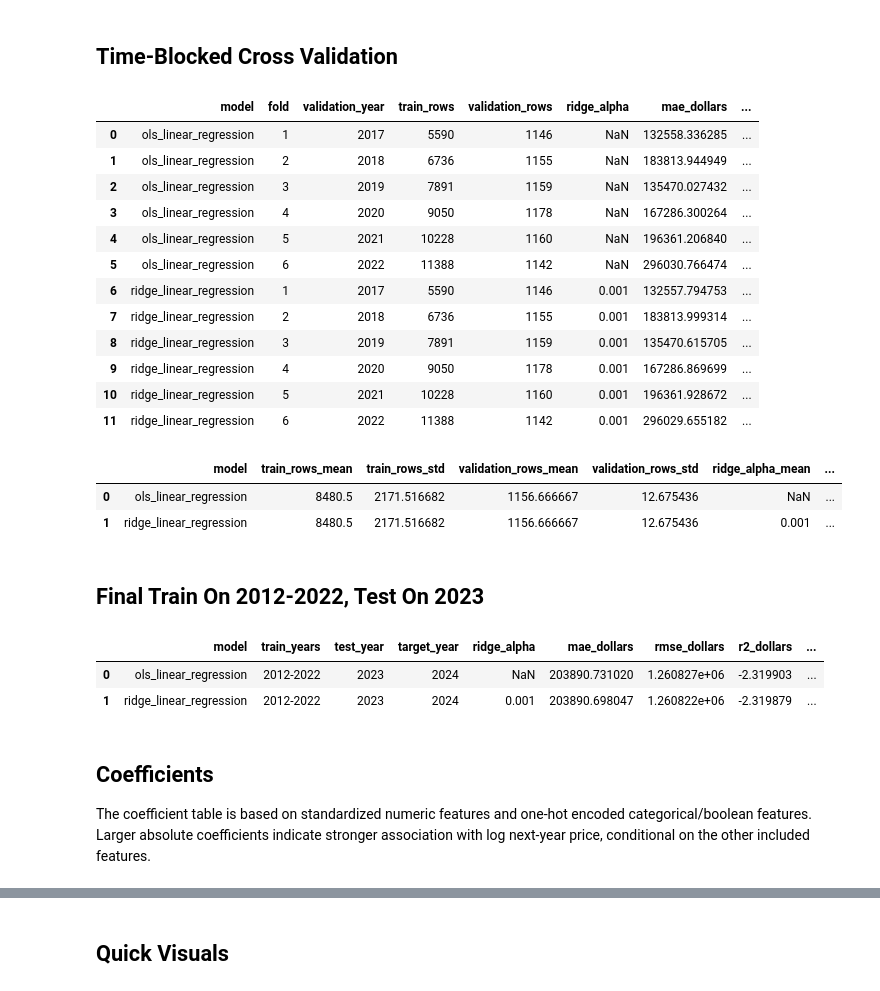
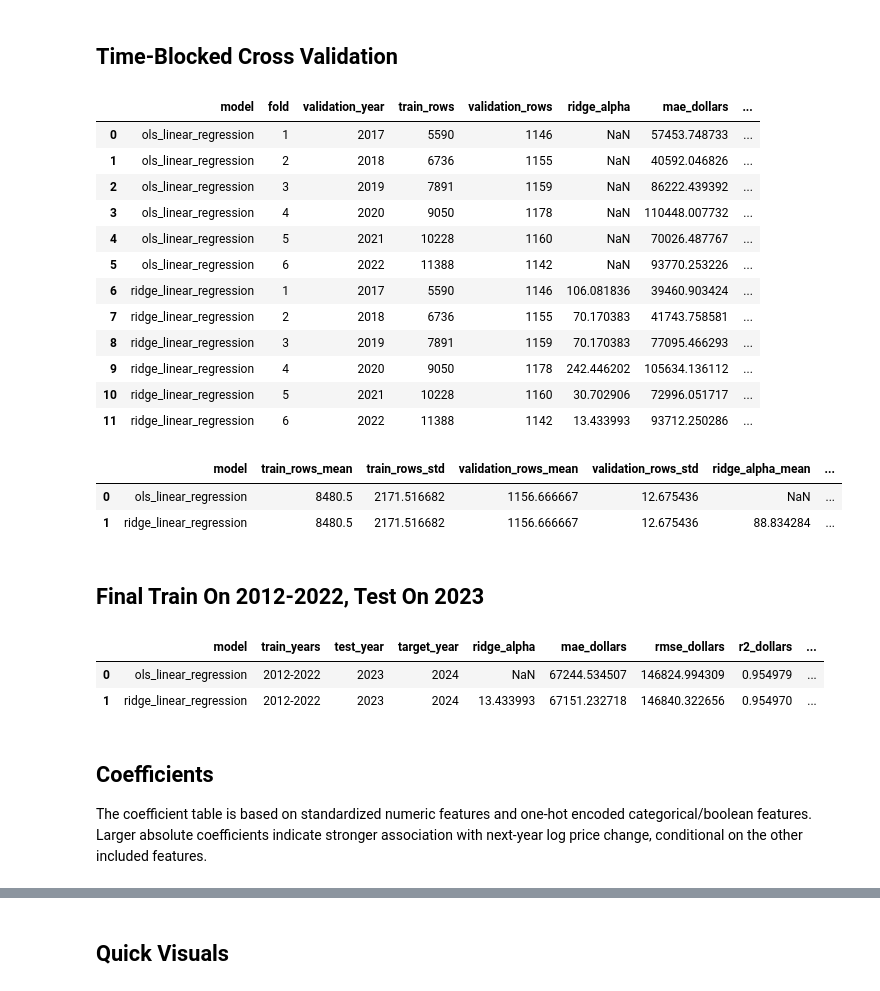
Before and after one commit to charlesgao5199/Stats170-ZIPLOCK, a Jupyter notebook: phase-2-models/linear_regression_phase2.ipynb, the cells around one changed output, grey strips where cells are left out. Cells and saved outputs as stored; diff of their text form; code cells hidden in the pictures.

```diff
--- a/phase-2-models/linear_regression_phase2.ipynb
+++ b/phase-2-models/linear_regression_phase2.ipynb
@@ -57,8 +71,9 @@ feature_schema = pd.read_csv(MODEL_DATA_DIR / 'phase2_selected_feature_schema.cs
 feature_config = json.loads((MODEL_DATA_DIR / 'phase2_selected_features.json').read_text())
 cv_folds = pd.read_csv(MODEL_DATA_DIR / 'phase2_time_blocked_cv_folds.csv')
 
-TARGET = 'y_log_next_year_median_sale_price'
+TARGET = 'y_next_year_median_sale_price_log_change'
 TARGET_DOLLARS = 'y_next_year_median_sale_price'
+CURRENT_PRICE = 'annual_median_sale_price'
 FEATURES = feature_config['feature_sets']['all_selected_features']
 NUMERIC_FEATURES = feature_config['preprocessing']['numeric']
 CATEGORICAL_FEATURES = feature_config['preprocessing']['categorical']
@@ -122,13 +137,18 @@ def make_linear_pipeline(model_name: str) -> Pipeline:
 def rmse(y_true, y_pred) -> float:
     return float(np.sqrt(mean_squared_error(y_true, y_pred)))
 
-def evaluate_predictions(y_true_log, y_pred_log) -> dict[str, float]:
-    y_true_dollars = np.exp(y_true_log)
-    y_pred_dollars = np.exp(y_pred_log)
+def evaluate_predictions(y_true_log_change, y_pred_log_change, current_price, y_true_dollars) -> dict[str, float]:
+    y_true_dollars = pd.Series(y_true_dollars).astype(float)
+    y_pred_dollars = pd.Series(current_price).astype(float) * np.exp(y_pred_log_change)
+    y_true_growth_pct = np.expm1(y_true_log_change) * 100.0
+    y_pred_growth_pct = np.expm1(y_pred_log_change) * 100.0
     return {
-        'mae_log': mean_absolute_error(y_true_log, y_pred_log),
-        'rmse_log': rmse(y_true_log, y_pred_log),
-        'r2_log': r2_score(y_true_log, y_pred_log),
+        'mae_log_change': mean_absolute_error(y_true_log_change, y_pred_log_change),
+        'rmse_log_change': rmse(y_true_log_change, y_pred_log_change),
+        'r2_log_change': r2_score(y_true_log_change, y_pred_log_change),
+        'mae_growth_pct_points': mean_absolute_error(y_true_growth_pct, y_pred_growth_pct),
+        'rmse_growth_pct_points': rmse(y_true_growth_pct, y_pred_growth_pct),
+        'r2_growth_pct': r2_score(y_true_growth_pct, y_pred_growth_pct),
         'mae_dollars': mean_absolute_error(y_true_dollars, y_pred_dollars),
         'rmse_dollars': rmse(y_true_dollars, y_pred_dollars),
         'r2_dollars': r2_score(y_true_dollars, y_pred_dollars),
@@ -142,46 +162,51 @@ def feature_group_lookup() -> dict[str, str]:
 # %%
 model_names = ['ols_linear_regression', 'ridge_linear_regression']
 cv_rows = []
 
 for model_name in model_names:
     for fold in cv_folds.itertuples(index=False):
         train_fold = train[train['year'].lt(fold.validation_year)].copy()
         validation_fold = train[train['year'].eq(fold.validation_year)].copy()
 
         model = make_linear_pipeline(model_name)
         model.fit(train_fold[FEATURES], train_fold[TARGET])
-        pred_log = model.predict(validation_fold[FEATURES])
-        metrics = evaluate_predictions(validation_fold[TARGET], pred_log)
+        pred_log_change = model.predict(validation_fold[FEATURES])
+        metrics = evaluate_predictions(
+            validation_fold[TARGET],
+            pred_log_change,
+            validation_fold[CURRENT_PRICE],
+            validation_fold[TARGET_DOLLARS],
+        )
         estimator = model.named_steps['model']
         metrics.update({
             'model': model_name,
             'fold': fold.fold,
             'validation_year': fold.validation_year,
             'train_rows': len(train_fold),
             'validation_rows': len(validation_fold),
             'ridge_alpha': getattr(estimator, 'alpha_', np.nan),
         })
         cv_rows.append(metrics)
 
 cv_metrics = pd.DataFrame(cv_rows)
-metric_cols = ['model', 'fold', 'validation_year', 'train_rows', 'validation_rows', 'ridge_alpha', 'mae_dollars', 'rmse_dollars', 'r2_dollars', 'mae_log', 'rmse_log', 'r2_log']
+metric_cols = ['model', 'fold', 'validation_year', 'train_rows', 'validation_rows', 'ridge_alpha', 'mae_dollars', 'rmse_dollars', 'r2_dollars', 'mae_log_change', 'rmse_log_change', 'r2_log_change', 'mae_growth_pct_points', 'rmse_growth_pct_points', 'r2_growth_pct']
 cv_metrics = cv_metrics[metric_cols]
 cv_metrics.to_csv(OUTPUT_DIR / 'linear_regression_cv_metrics.csv', index=False)
 cv_metrics
 # %% [output]
 |  | model | fold | validation_year | train_rows | validation_rows | ridge_alpha | mae_dollars | ... |
-| 0 | ols_linear_regression | 1 | 2017 | 5590 | 1146 | NaN | 132558.336285 | ... |
-| 1 | ols_linear_regression | 2 | 2018 | 6736 | 1155 | NaN | 183813.944949 | ... |
-| 2 | ols_linear_regression | 3 | 2019 | 7891 | 1159 | NaN | 135470.027432 | ... |
-| 3 | ols_linear_regression | 4 | 2020 | 9050 | 1178 | NaN | 167286.300264 | ... |
-| 4 | ols_linear_regression | 5 | 2021 | 10228 | 1160 | NaN | 196361.206840 | ... |
-| 5 | ols_linear_regression | 6 | 2022 | 11388 | 1142 | NaN | 296030.766474 | ... |
-| 6 | ridge_linear_regression | 1 | 2017 | 5590 | 1146 | 0.001 | 132557.794753 | ... |
-| 7 | ridge_linear_regression | 2 | 2018 | 6736 | 1155 | 0.001 | 183813.999314 | ... |
-| 8 | ridge_linear_regression | 3 | 2019 | 7891 | 1159 | 0.001 | 135470.615705 | ... |
-| 9 | ridge_linear_regression | 4 | 2020 | 9050 | 1178 | 0.001 | 167286.869699 | ... |
-| 10 | ridge_linear_regression | 5 | 2021 | 10228 | 1160 | 0.001 | 196361.928672 | ... |
-| 11 | ridge_linear_regression | 6 | 2022 | 11388 | 1142 | 0.001 | 296029.655182 | ... |
+| 0 | ols_linear_regression | 1 | 2017 | 5590 | 1146 | NaN | 57453.748733 | ... |
+| 1 | ols_linear_regression | 2 | 2018 | 6736 | 1155 | NaN | 40592.046826 | ... |
+| 2 | ols_linear_regression | 3 | 2019 | 7891 | 1159 | NaN | 86222.439392 | ... |
+| 3 | ols_linear_regression | 4 | 2020 | 9050 | 1178 | NaN | 110448.007732 | ... |
+| 4 | ols_linear_regression | 5 | 2021 | 10228 | 1160 | NaN | 70026.487767 | ... |
+| 5 | ols_linear_regression | 6 | 2022 | 11388 | 1142 | NaN | 93770.253226 | ... |
+| 6 | ridge_linear_regression | 1 | 2017 | 5590 | 1146 | 106.081836 | 39460.903424 | ... |
+| 7 | ridge_linear_regression | 2 | 2018 | 6736 | 1155 | 70.170383 | 41743.758581 | ... |
+| 8 | ridge_linear_regression | 3 | 2019 | 7891 | 1159 | 70.170383 | 77095.466293 | ... |
+| 9 | ridge_linear_regression | 4 | 2020 | 9050 | 1178 | 242.446202 | 105634.136112 | ... |
+| 10 | ridge_linear_regression | 5 | 2021 | 10228 | 1160 | 30.702906 | 72996.051717 | ... |
+| 11 | ridge_linear_regression | 6 | 2022 | 11388 | 1142 | 13.433993 | 93712.250286 | ... |
 # %%
 cv_summary = (
     cv_metrics
@@ -196,7 +221,7 @@ cv_summary
 # %% [output]
 |  | model | train_rows_mean | train_rows_std | validation_rows_mean | validation_rows_std | ridge_alpha_mean | ... |
 | 0 | ols_linear_regression | 8480.5 | 2171.516682 | 1156.666667 | 12.675436 | NaN | ... |
-| 1 | ridge_linear_regression | 8480.5 | 2171.516682 | 1156.666667 | 12.675436 | 0.001 | ... |
+| 1 | ridge_linear_regression | 8480.5 | 2171.516682 | 1156.666667 | 12.675436 | 88.834284 | ... |
 # %% [markdown]
 ## Final Train On 2012-2022, Test On 2023
 # %%
@@ -208,8 +233,13 @@ for model_name in model_names:
     model = make_linear_pipeline(model_name)
     model.fit(train[FEATURES], train[TARGET])
     final_models[model_name] = model
-    pred_log = model.predict(test[FEATURES])
-    metrics = evaluate_predictions(test[TARGET], pred_log)
+    pred_log_change = model.predict(test[FEATURES])
+    metrics = evaluate_predictions(
+        test[TARGET],
+        pred_log_change,
+        test[CURRENT_PRICE],
+        test[TARGET_DOLLARS],
+    )
     estimator = model.named_steps['model']
     metrics.update({
         'model': model_name,
@@ -220,10 +250,10 @@ for model_name in model_names:
     })
     holdout_metric_rows.append(metrics)
 
-    predictions = test[['zcta5', 'year', TARGET_DOLLARS, TARGET]].copy()
+    predictions = test[['zcta5', 'year', CURRENT_PRICE, TARGET_DOLLARS, TARGET]].copy()
     predictions['model'] = model_name
-    predictions['pred_log_next_year_median_sale_price'] = pred_log
-    predictions['pred_next_year_median_sale_price'] = np.exp(pred_log)
+    predictions['pred_log_change_next_year_median_sale_price'] = pred_log_change
+    predictions['pred_next_year_median_sale_price'] = predictions[CURRENT_PRICE] * np.exp(pred_log_change)
     predictions['absolute_error_dollars'] = (
         predictions['pred_next_year_median_sale_price'] - predictions[TARGET_DOLLARS]
     ).abs()
@@ -233,7 +263,7 @@ for model_name in model_names:
     prediction_frames.append(predictions)
 
 holdout_metrics = pd.DataFrame(holdout_metric_rows)
-holdout_metrics = holdout_metrics[['model', 'train_years', 'test_year', 'target_year', 'ridge_alpha', 'mae_dollars', 'rmse_dollars', 'r2_dollars', 'mae_log', 'rmse_log', 'r2_log']]
+holdout_metrics = holdout_metrics[['model', 'train_years', 'test_year', 'target_year', 'ridge_alpha', 'mae_dollars', 'rmse_dollars', 'r2_dollars', 'mae_log_change', 'rmse_log_change', 'r2_log_change', 'mae_growth_pct_points', 'rmse_growth_pct_points', 'r2_growth_pct']]
 holdout_metrics.to_csv(OUTPUT_DIR / 'linear_regression_2023_holdout_metrics.csv', index=False)
 
 holdout_predictions = pd.concat(prediction_frames, ignore_index=True)
@@ -241,12 +271,12 @@ holdout_predictions.to_csv(OUTPUT_DIR / 'linear_regression_2023_holdout_predicti
 holdout_metrics
 # %% [output]
 |  | model | train_years | test_year | target_year | ridge_alpha | mae_dollars | rmse_dollars | r2_dollars | ... |
-| 0 | ols_linear_regression | 2012-2022 | 2023 | 2024 | NaN | 203890.731020 | 1.260827e+06 | -2.319903 | ... |
-| 1 | ridge_linear_regression | 2012-2022 | 2023 | 2024 | 0.001 | 203890.698047 | 1.260822e+06 | -2.319879 | ... |
+| 0 | ols_linear_regression | 2012-2022 | 2023 | 2024 | NaN | 67244.534507 | 146824.994309 | 0.954979 | ... |
+| 1 | ridge_linear_regression | 2012-2022 | 2023 | 2024 | 13.433993 | 67151.232718 | 146840.322656 | 0.954970 | ... |
 # %% [markdown]
 ## Coefficients
 
-The coefficient table is based on standardized numeric features and one-hot encoded categorical/boolean features. Larger absolute coefficients indicate stronger association with log next-year price, conditional on the other included features.
+The coefficient table is based on standardized numeric features and one-hot encoded categorical/boolean features. Larger absolute coefficients indicate stronger association with next-year log price change, conditional on the other included features.
 # %%
 def original_feature_from_transformed(transformed_name: str) -> str:
     _, raw_name = transformed_name.split('__', 1)
```
Also changed, not shown: parts of 5 cells of this notebook, 55 other files.
